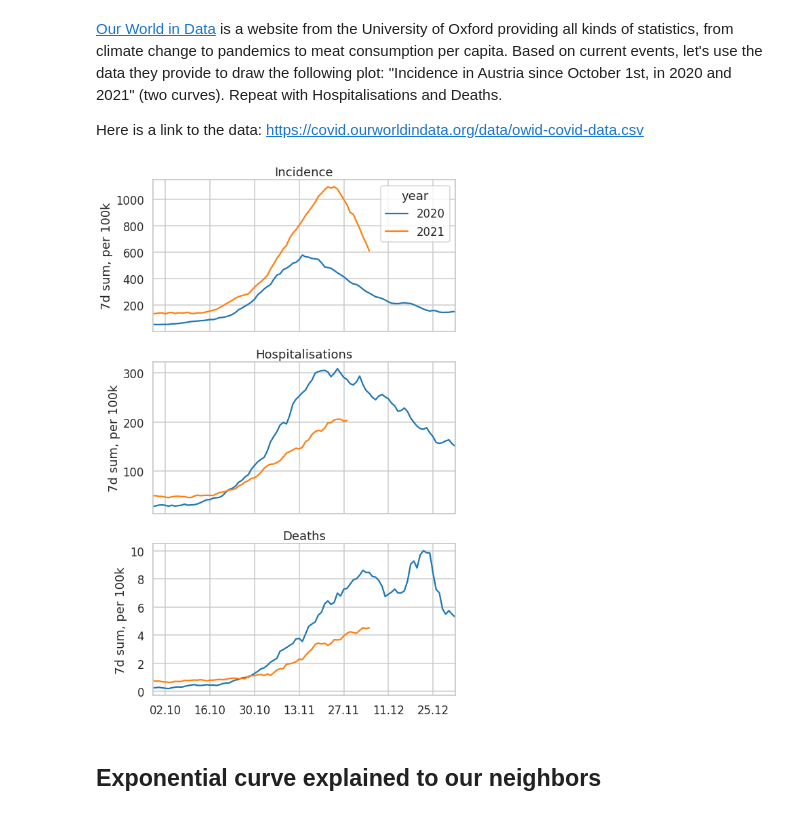
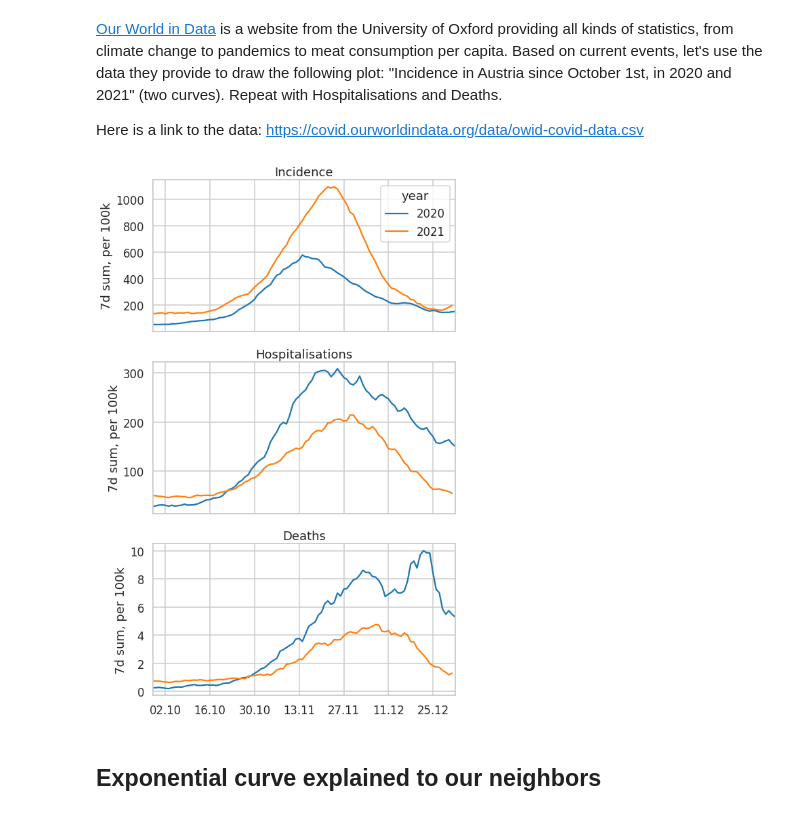
Before and after one commit to fmaussion/scientific_programming, a Jupyter notebook: _sources/week_08/02-optional-exercise.ipynb, the cells around one changed output. Drawn from its saved outputs; the diff is of its cells as text; code cells hidden in the pictures.

```diff
--- a/_sources/week_08/02-optional-exercise.ipynb
+++ b/_sources/week_08/02-optional-exercise.ipynb
@@ -45,36 +45,39 @@ sns.set_style('whitegrid')
 # Read the data
 url = 'https://covid.ourworldindata.org/data/owid-covid-data.csv'
 odf = pd.read_csv(url, index_col='date', parse_dates=True)
+
+# Pick only the data till 2022
+odf = odf.loc[:'2021']
 
 # Select country and parse day of year for time axis
 df = odf.loc[odf.location == 'Austria'].copy()
 df['year'] = df.index.year
 df['doy'] = df.index.dayofyear
 
 # Plot
 f, axs = plt.subplots(3, 1, figsize=(8, 14), sharex=True)
 
 values = ['new_cases_smoothed_per_million',
           'hosp_patients_per_million',
           'new_deaths_smoothed_per_million']
 titles = ['Incidence', 'Hospitalisations', 'Deaths']
 for ax, y, t in zip(axs, values, titles):
 
     # Som pandas magic
     cases = df.pivot(index='doy', columns='year', values=y)
     cases = cases * 7 / 10  # inzidenz
     # Naive date and plot
     cases['date'] = pd.to_datetime(cases.index, format='%j')
     cases.set_index('date').iloc[270:].plot(ax=ax, legend=ax is axs[0])
 
     # Replace day of year with real date
     ax.xaxis.clear()
     date_form = DateFormatter("%d.%m")
     ax.xaxis.set_major_formatter(date_form)
     ax.xaxis.set_major_locator(mdates.WeekdayLocator(interval=2))
     ax.set_ylabel('7d sum, per 100k'); ax.set_title(t);
 # %% [output]
-[figure, old version]
+[figure, new version]
 # %% [markdown]
 ## Exponential curve explained to our neighbors
 # %% [markdown]
```
Also changed, not shown: parts of 1 cell of this notebook, 43 other files.
